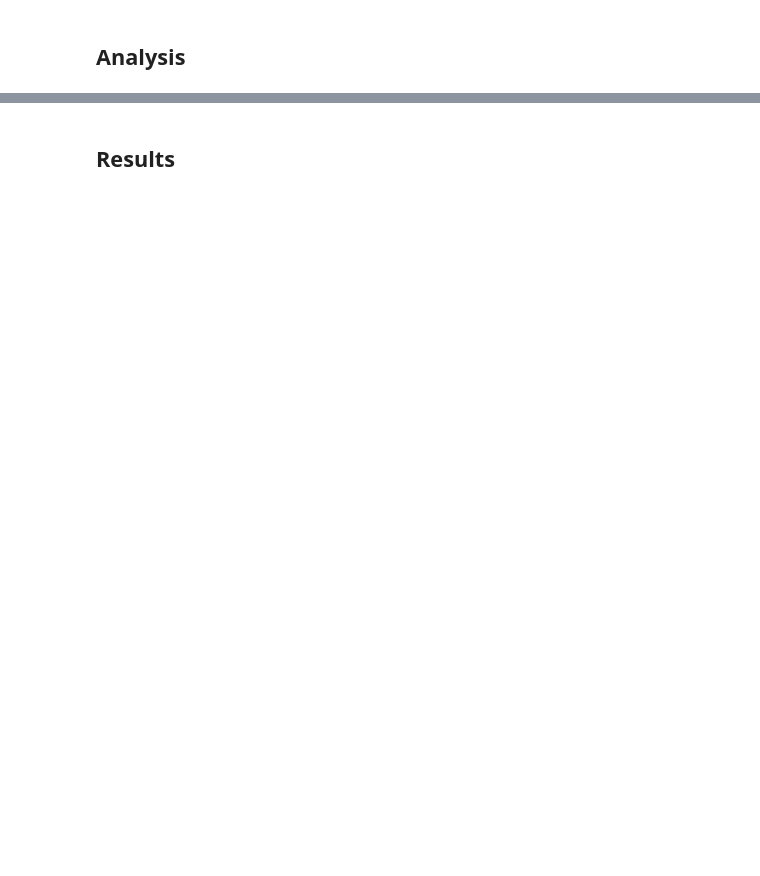
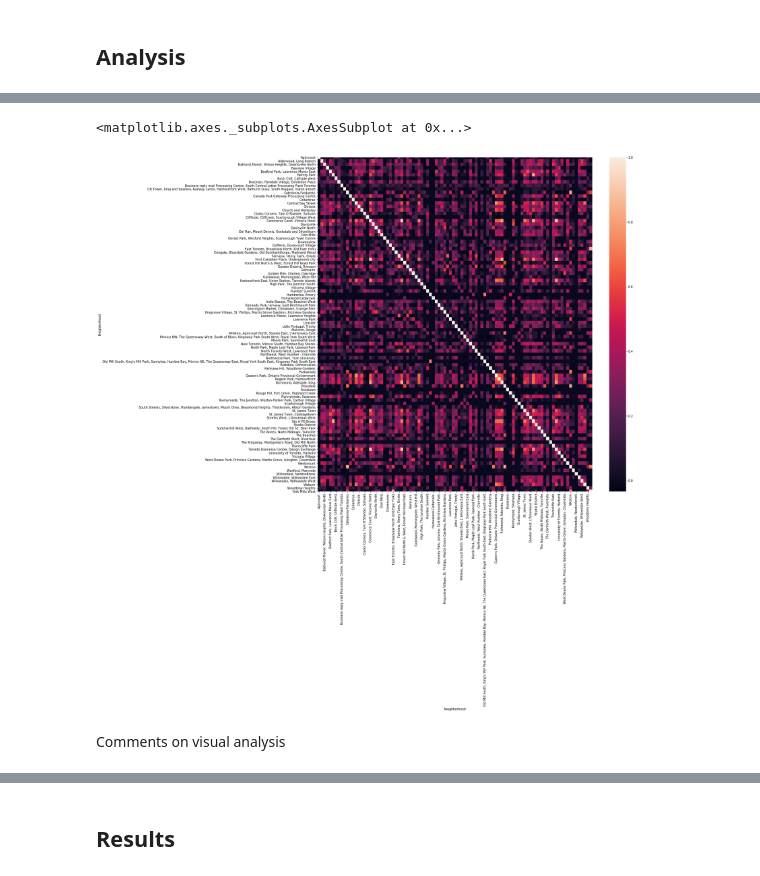
Before and after one commit to imncr/Battle-of-the-Neighborhoods, a Jupyter notebook: City Neighborhood Comparision.ipynb, the cells around one changed output, grey strips where cells are left out. Saved outputs shown, nothing was run; the diff lists cells and outputs as text; code cells hidden in the pictures; blank space fills up the shorter version.

```diff
--- a/City Neighborhood Comparision.ipynb
+++ b/City Neighborhood Comparision.ipynb
@@ -53,0 +271,5 @@ import folium
+# %%
+newyork_venues = getNearbyVenues(names=newyork_df['Neighborhood'],
+                                   latitudes=newyork_df['Latitude'],
+                                   longitudes=newyork_df['Longitude']
+                                  )
@@ -57,0 +407,10 @@ import folium
+# %%
+toronto_corr = toronto.corr()
+fig, ax = plt.subplots(figsize=(20,20))
+sns.heatmap(toronto.corr(), ax=ax)
+ax
+# %% [output]
+<matplotlib.axes._subplots.AxesSubplot at 0x...>
+[figure, added]
+# %% [markdown]
+Comments on visual analysis
```
Also changed, not shown: parts of 63 cells of this notebook.
